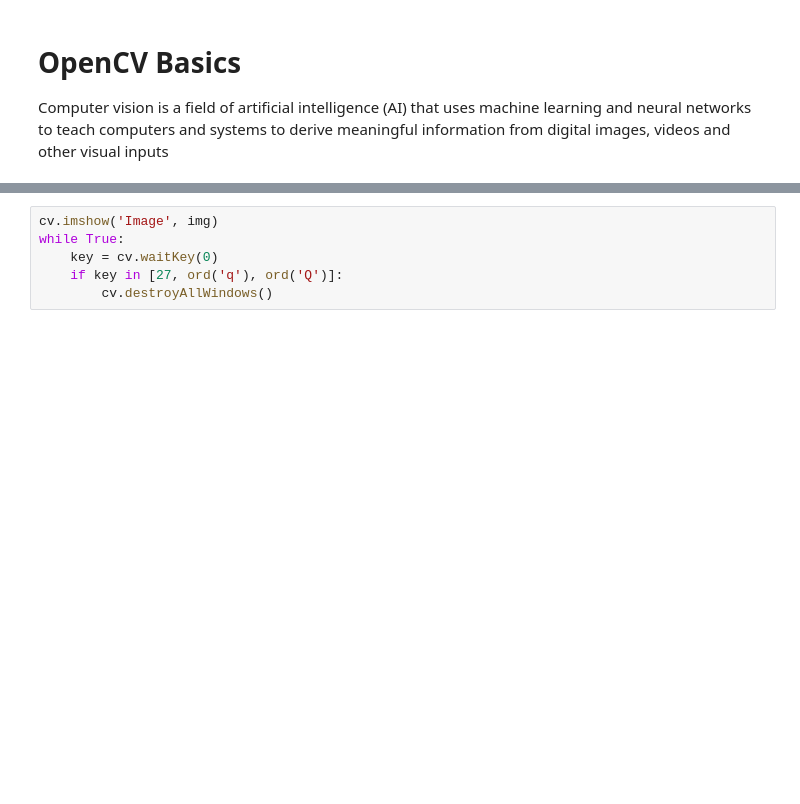
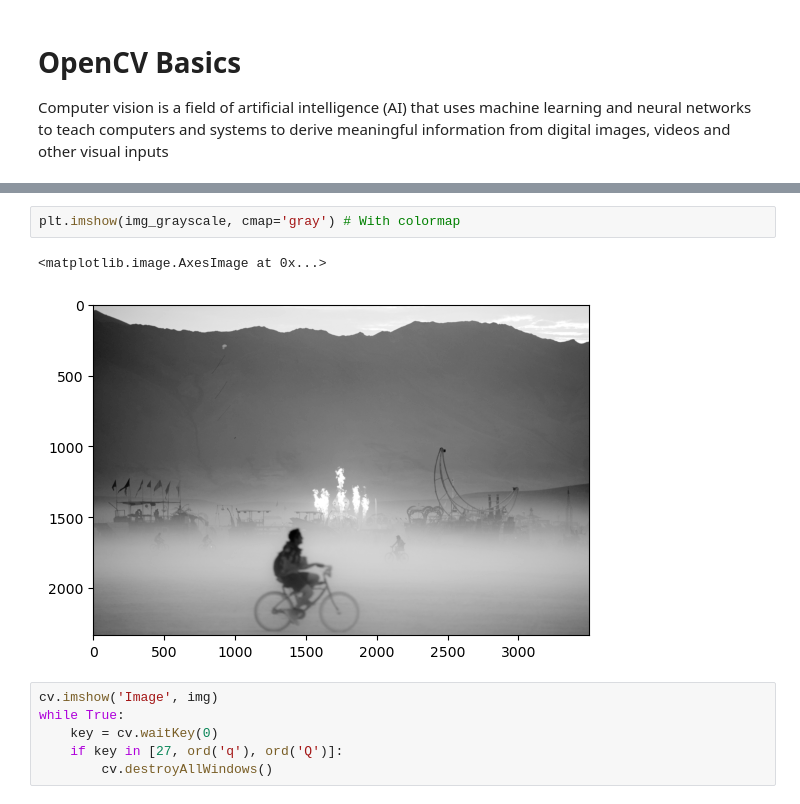
Before and after one commit to AryanK1511/CVI620-Seneca, a Jupyter notebook: OpenCV Python Course - Learn Computer Vision and AI/lesson1.ipynb, the cells around one changed output, grey strips where cells are left out. Saved outputs shown, nothing was run; the diff lists cells and outputs as text; blank space fills up the shorter version.

```diff
--- a/OpenCV Python Course - Learn Computer Vision and AI/lesson1.ipynb
+++ b/OpenCV Python Course - Learn Computer Vision and AI/lesson1.ipynb
@@ -9,3 +63,8 @@ img = cv.imread('photos/test_image.jpg')
+# %%
+plt.imshow(img_grayscale, cmap='gray') # With colormap
+# %% [output]
+<matplotlib.image.AxesImage at 0x...>
+[figure, added]
 # %%
 cv.imshow('Image', img)
 while True:
```
Also changed, not shown: parts of 8 cells of this notebook.
